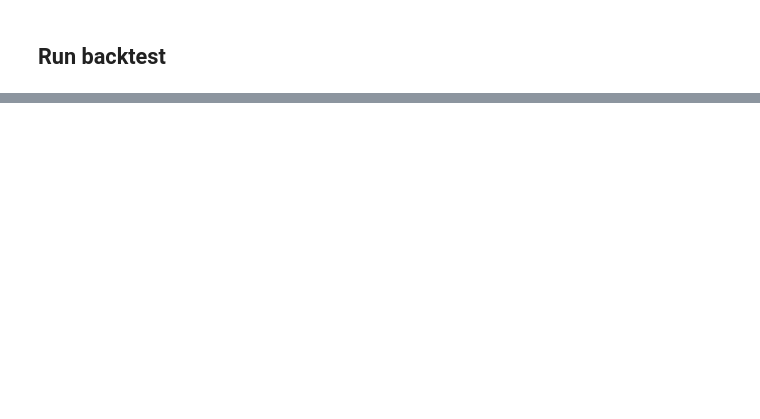
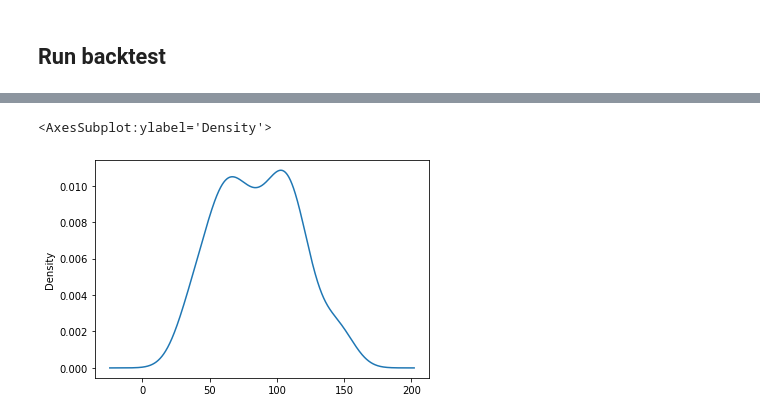
Before and after one commit to skswe/spreads-arb, a Jupyter notebook: run_backtest.ipynb, the cells around one changed output, grey strips where cells are left out. Drawn from its saved outputs; the diff is of its cells as text; code cells hidden in the pictures; blank space fills up the shorter version.

```diff
--- a/run_backtest.ipynb
+++ b/run_backtest.ipynb
@@ -843,0 +1110,5 @@ pickle.loads(spreads.loc[indexer].spread).returns().plot(backend="plotly")
+# %%
+display(results.avg_fees.plot.kde())
+# %% [output]
+<AxesSubplot:ylabel='Density'>
+[figure, added]
```
Also changed, not shown: parts of 22 cells of this notebook, 1 other file.
